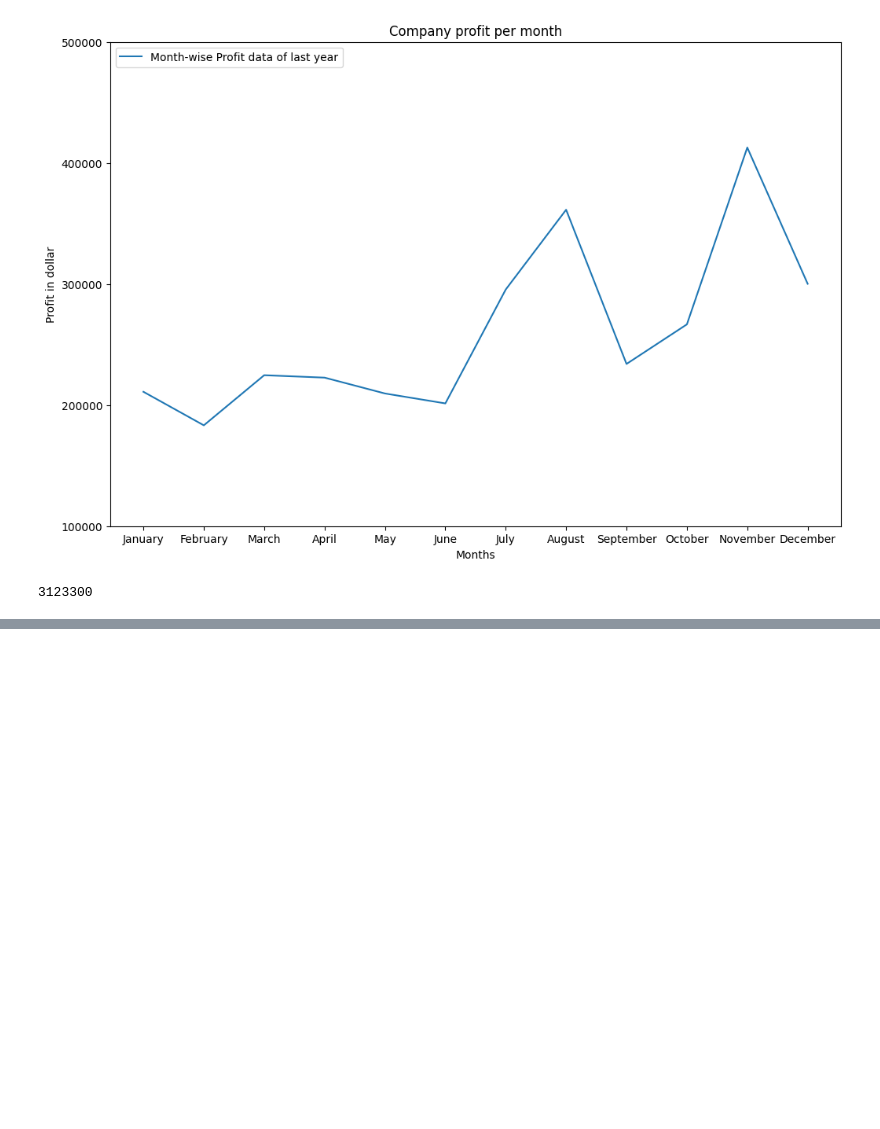
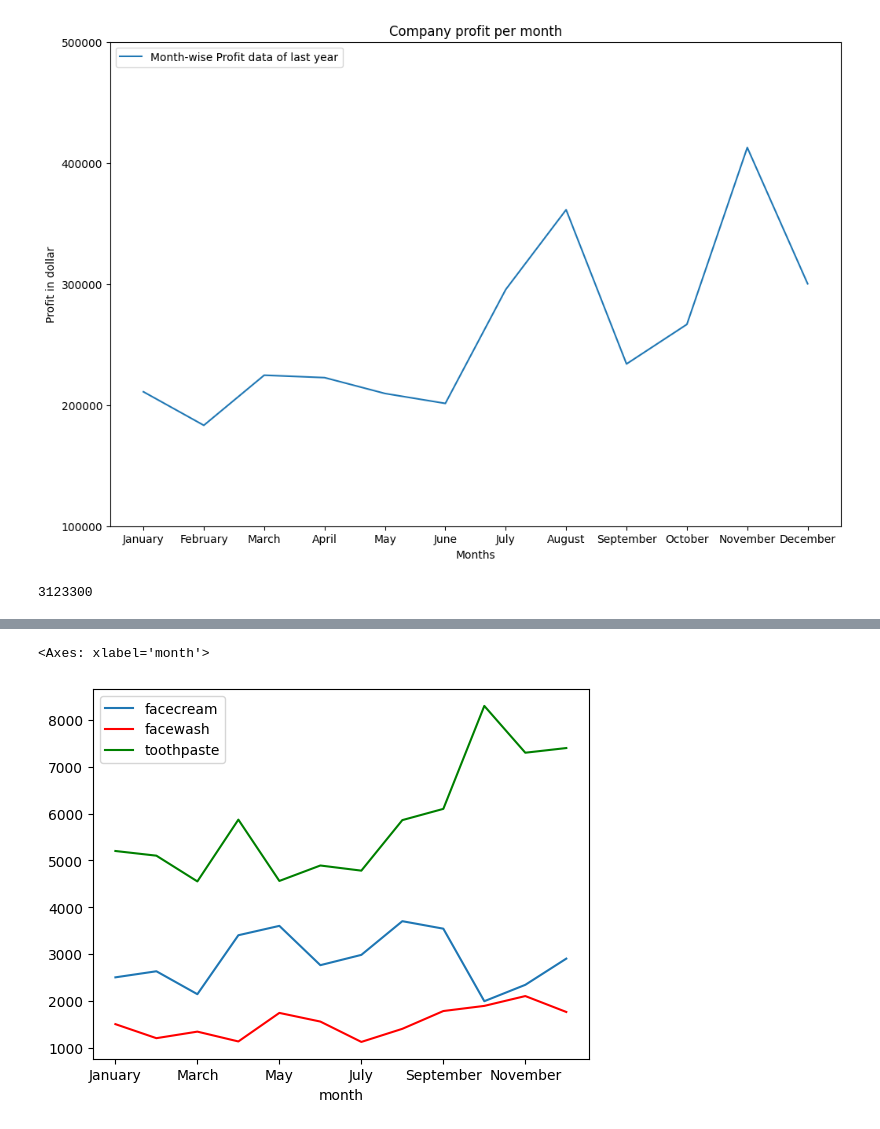
Before and after one commit to Ahmexxx/test, a Jupyter notebook: esercizi.ipynb, the cells around one changed output, grey strips where cells are left out. Cells and saved outputs as stored; diff of their text form; code cells hidden in the pictures; blank space fills up the shorter version.

```diff
--- a/esercizi.ipynb
+++ b/esercizi.ipynb
@@ -333,0 +368,3 @@ df ['total_profit'].sum()
+# %%
+df['month_number'] = df['month_number'].map(month_word)
+df
@@ -333,0 +400,3 @@ df ['total_profit'].sum()
+# %%
+df.rename(columns={'month_number':'month'},inplace=True)#inplace=true è un altro modo per modificare senza riassegnare il tutto
+df
@@ -333,0 +441,8 @@ df ['total_profit'].sum()
+# %%
+ax = plt.gca()#per mettere i due grafici in uno
+df.plot(kind='line',x='month',y='facecream',ax=ax)
+df.plot(kind='line',x='month',y='facewash', color='red', ax=ax)
+df.plot(kind='line',x='month',y='toothpaste', color='green', ax=ax)
+# %% [output]
+<Axes: xlabel='month'>
+[figure, added]
```
Also changed, not shown: parts of 9 cells of this notebook, 2 other files.
